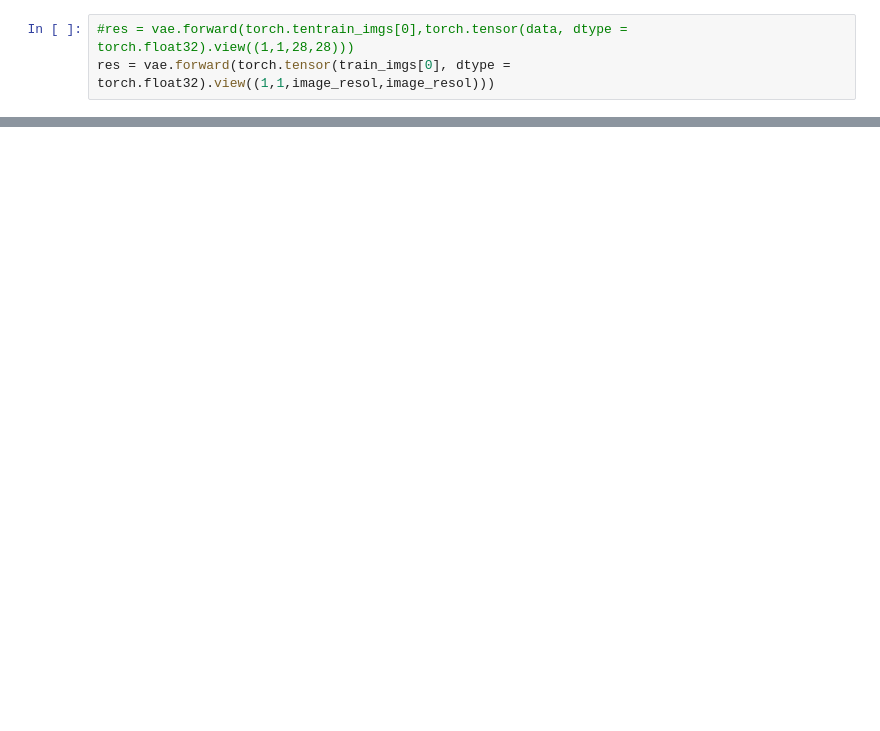
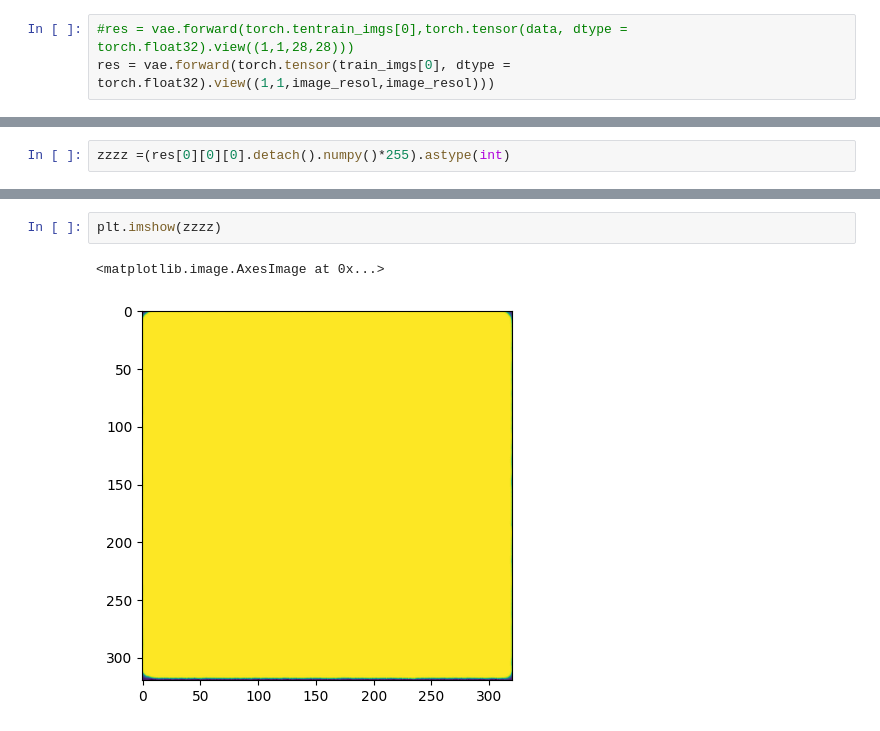
Before and after one commit to Malgus1995/NovatusRollchekcerTeam, a Jupyter notebook: Untitled.ipynb, the cells around one changed output, grey strips where cells are left out. Drawn from its saved outputs; the diff is of its cells as text; blank space fills up the shorter version.

```diff
--- a/Untitled.ipynb
+++ b/Untitled.ipynb
@@ -230,0 +248,2 @@ res = vae.forward(torch.tensor(train_imgs[0], dtype = torch.float32).view((1,1,i
+# %%
+zzzz =(res[0][0][0].detach().numpy()*255).astype(int)
@@ -240,3 +269,8 @@ plt.imshow(res[0][0][0].detach().numpy())
+# %%
+plt.imshow(zzzz)
+# %% [output]
+<matplotlib.image.AxesImage at 0x...>
+[figure, added]
 # %%
 res[0][0][0].detach().numpy()
 # %% [output]
```
Also changed, not shown: parts of 7 cells of this notebook, 7 other files.
